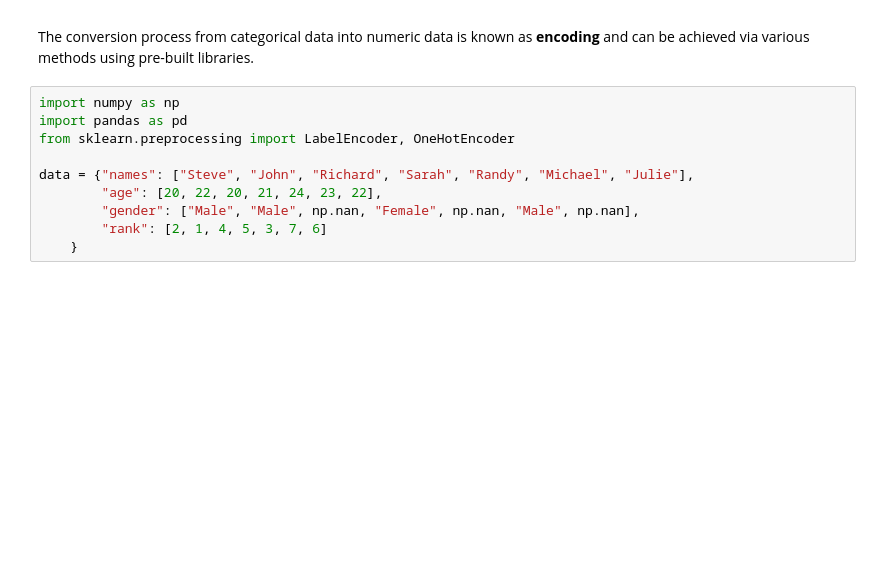
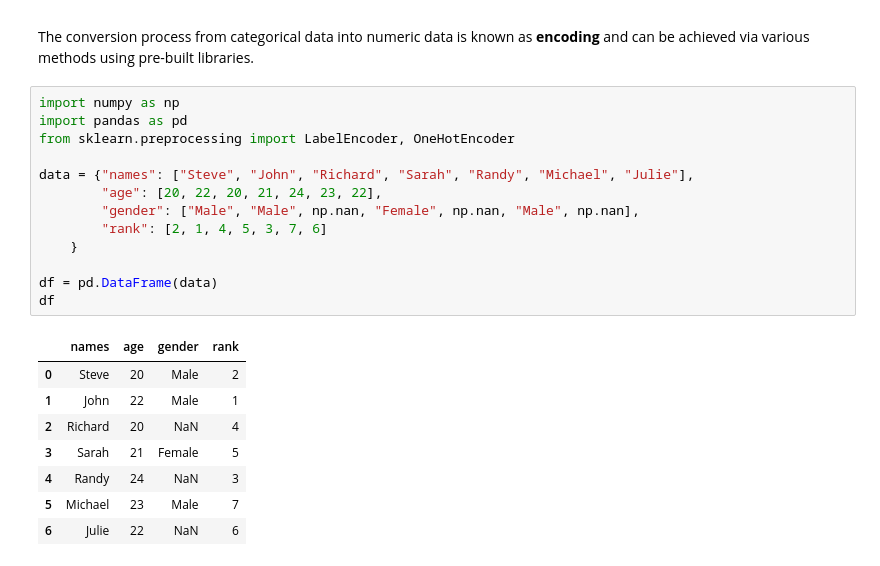
Before and after one commit to PatThompson1306/exercises, a Jupyter notebook: linked_in/linkedin_18_cleaning_and_treating_cat_variables.ipynb, the cells around one changed output. Cells and saved outputs as stored; diff of their text form; blank space fills up the shorter version.

```diff
--- a/linked_in/linkedin_18_cleaning_and_treating_cat_variables.ipynb
+++ b/linked_in/linkedin_18_cleaning_and_treating_cat_variables.ipynb
@@ -13,10 +13,22 @@ The conversion process from categorical data into numeric data is known as <stro
 # %%
 import numpy as np
 import pandas as pd
 from sklearn.preprocessing import LabelEncoder, OneHotEncoder
 
 data = {"names": ["Steve", "John", "Richard", "Sarah", "Randy", "Michael", "Julie"],
         "age": [20, 22, 20, 21, 24, 23, 22],
         "gender": ["Male", "Male", np.nan, "Female", np.nan, "Male", np.nan],
         "rank": [2, 1, 4, 5, 3, 7, 6]
     }
+
+df = pd.DataFrame(data)
+df
+# %% [output]
+|  | names | age | gender | rank |
+| 0 | Steve | 20 | Male | 2 |
+| 1 | John | 22 | Male | 1 |
+| 2 | Richard | 20 | NaN | 4 |
+| 3 | Sarah | 21 | Female | 5 |
+| 4 | Randy | 24 | NaN | 3 |
+| 5 | Michael | 23 | Male | 7 |
+| 6 | Julie | 22 | NaN | 6 |
```
Also changed, not shown: parts of 5 cells of this notebook, 1 other file.
